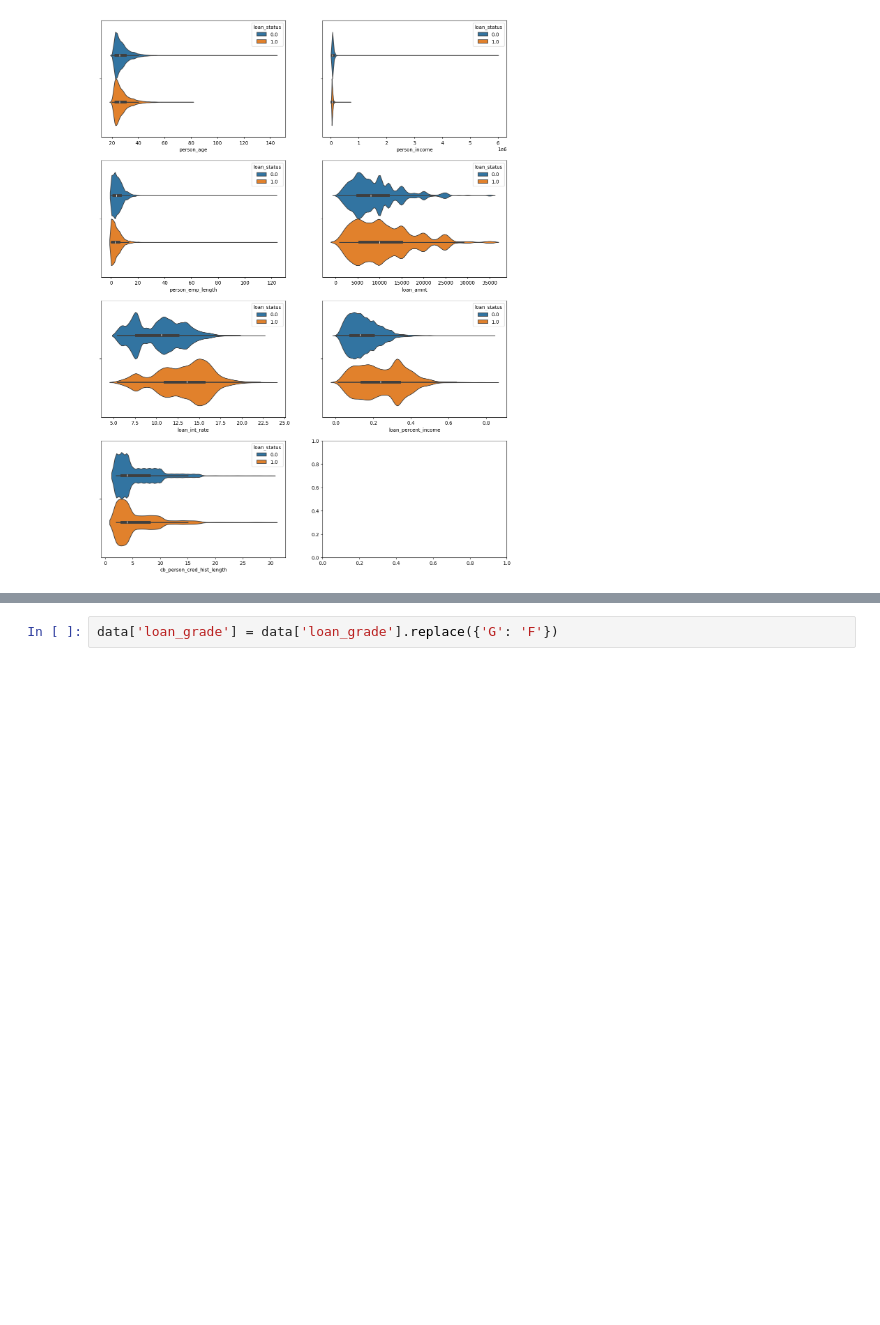
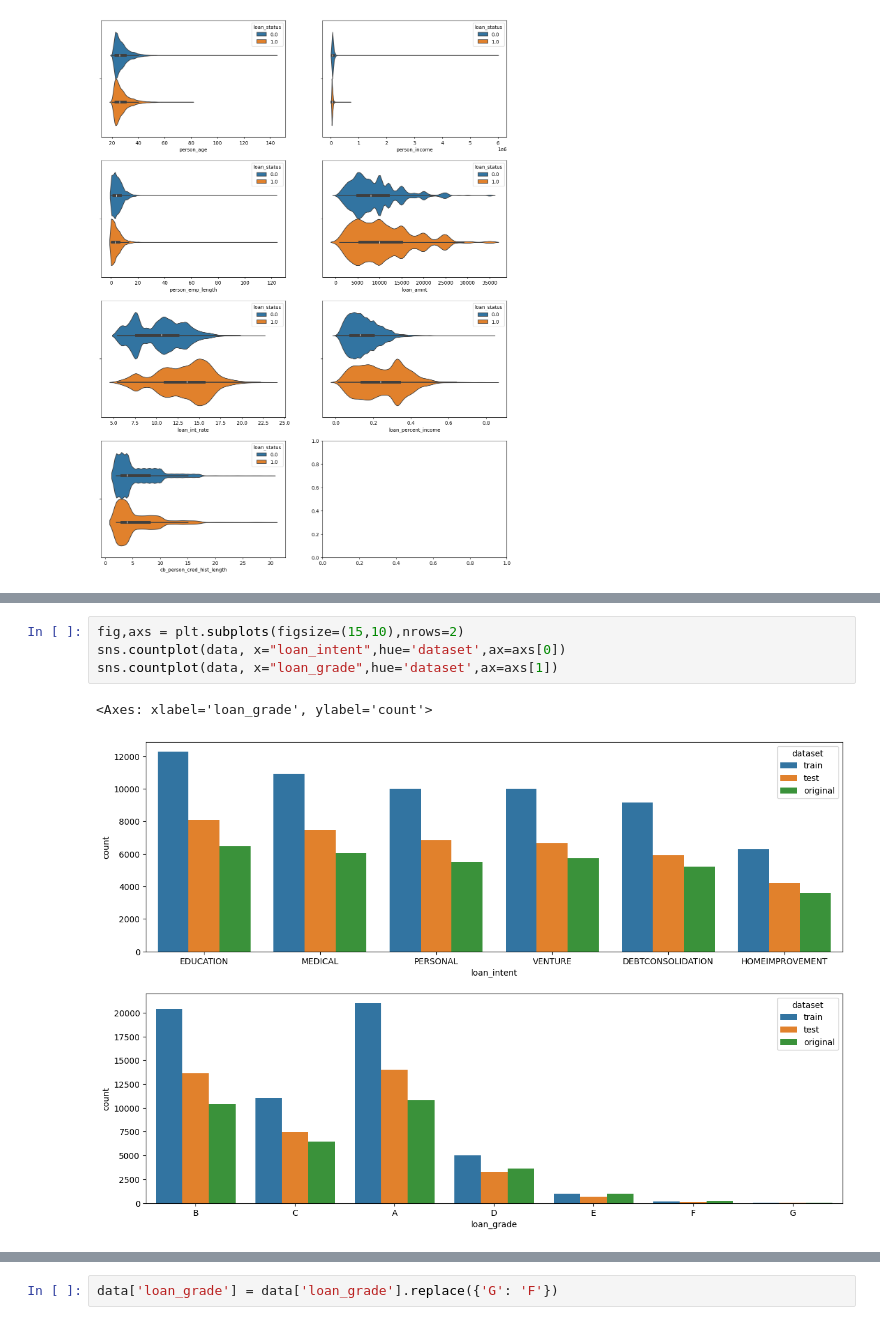
Before and after one commit to LoneCoder21/Loan-Approval, a Jupyter notebook: Classification/Loan Approval/loan_approval.ipynb, the cells around one changed output, grey strips where cells are left out. Drawn from its saved outputs; the diff is of its cells as text; blank space fills up the shorter version.

Commit message:
check intent distributions and realize they're the same

```diff
--- a/Classification/Loan Approval/loan_approval.ipynb
+++ b/Classification/Loan Approval/loan_approval.ipynb
@@ -215,0 +224,7 @@ original.describe()
+# %%
+fig,axs = plt.subplots(figsize=(15,10),nrows=2)
+sns.countplot(data, x="loan_intent",hue='dataset',ax=axs[0])
+sns.countplot(data, x="loan_grade",hue='dataset',ax=axs[1])
+# %% [output]
+<Axes: xlabel='loan_grade', ylabel='count'>
+[figure, added]
```
Also changed, not shown: parts of 3 cells of this notebook.
